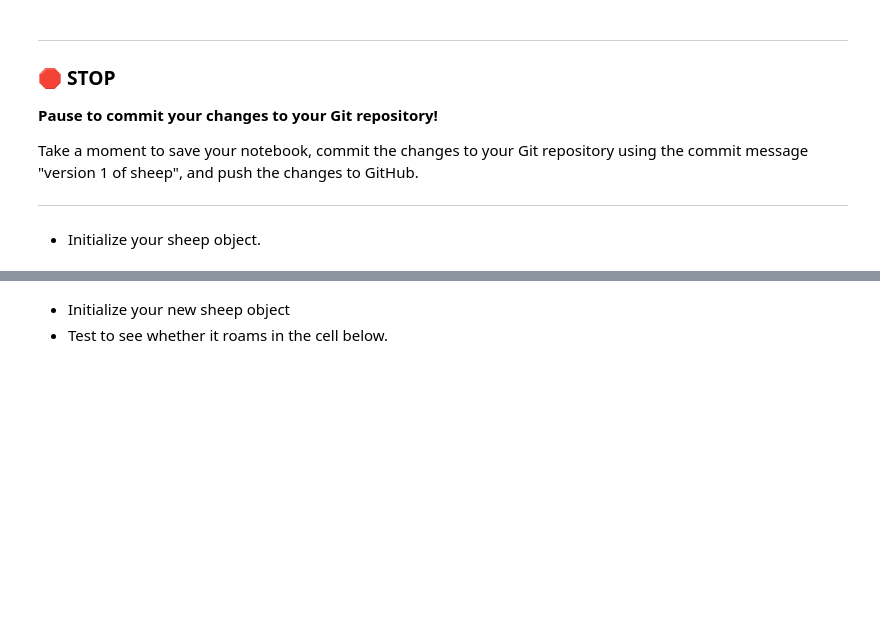
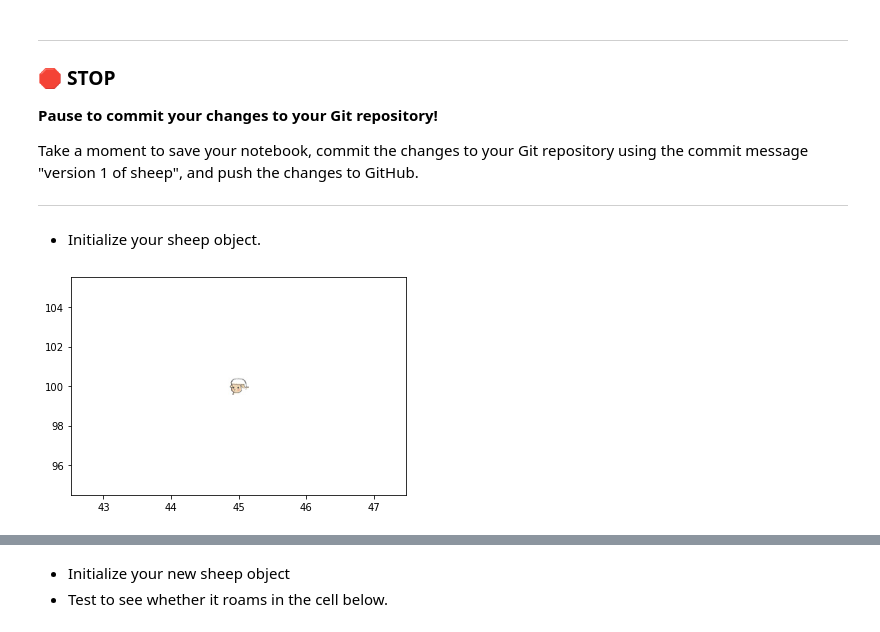
Before and after one commit to patelta2/cmse202-s21-turnin, a Jupyter notebook: hw-03/HW-03_OOP+ABM-TanmayPatel.ipynb, the cells around one changed output, grey strips where cells are left out. Saved outputs shown, nothing was run; the diff lists cells and outputs as text; code cells hidden in the pictures; blank space fills up the shorter version.

Commit message:
Version 1 of sheep class

```diff
--- a/hw-03/HW-03_OOP+ABM-TanmayPatel.ipynb
+++ b/hw-03/HW-03_OOP+ABM-TanmayPatel.ipynb
@@ -126,3 +119,27 @@ class sheep():
+# %%
+### put your code of creating sheep object in this cell (5 pt)
+
+class sheep():
+    '''
+    Initialize with x and y positions at intergers
+
+    Give an initial position when the object is created
+    Use random integer number generator
+
+    I also want to set a limit on the x and y inputs at
+    0<𝑥<100 and 20<𝑦<120
+
+    use draw function to plot, set image_path to sheeyy.jpg
+    use imscatter to plot the image on random x and y int
+    y
+    '''
+    def __init__(self,x = random.randint(0,100),y = random.randint(20,120)):
+        self.x = x
+        self.y = y
+
+    def draw(self):
+        image_path = 'sheepy.jpg'
+        imscatter(self.x, self.y, image_path, zoom=0.8)
 # %% [markdown]
 ---
 ### &#128721; STOP
@@ -135,9 +152,10 @@ Take a moment to save your notebook, commit the changes to your Git repository u
 - Initialize your sheep object.
 # %%
 ### initialize a sheep and draw it
-
-sp = sheep()
+sp = sheep(x = 45, y = 100)
 sp.draw()
+# %% [output]
+[figure, added]
 # %% [markdown]
 ---
 - Roaming: You need to add a method of roaming to your sheep object.
```
Also changed, not shown: parts of 4 cells of this notebook.
